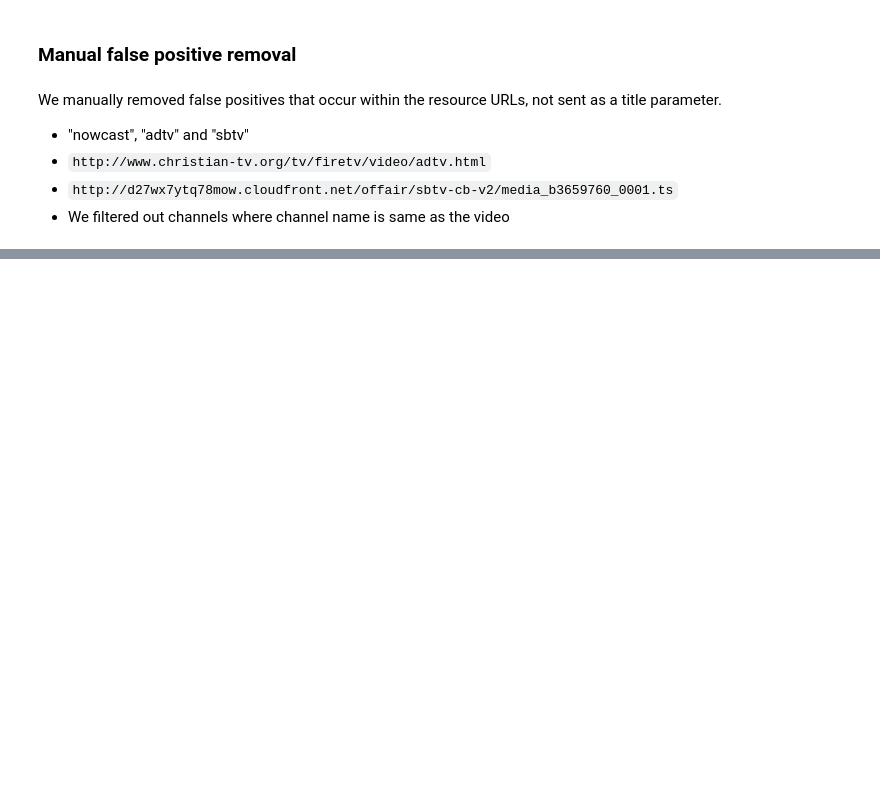
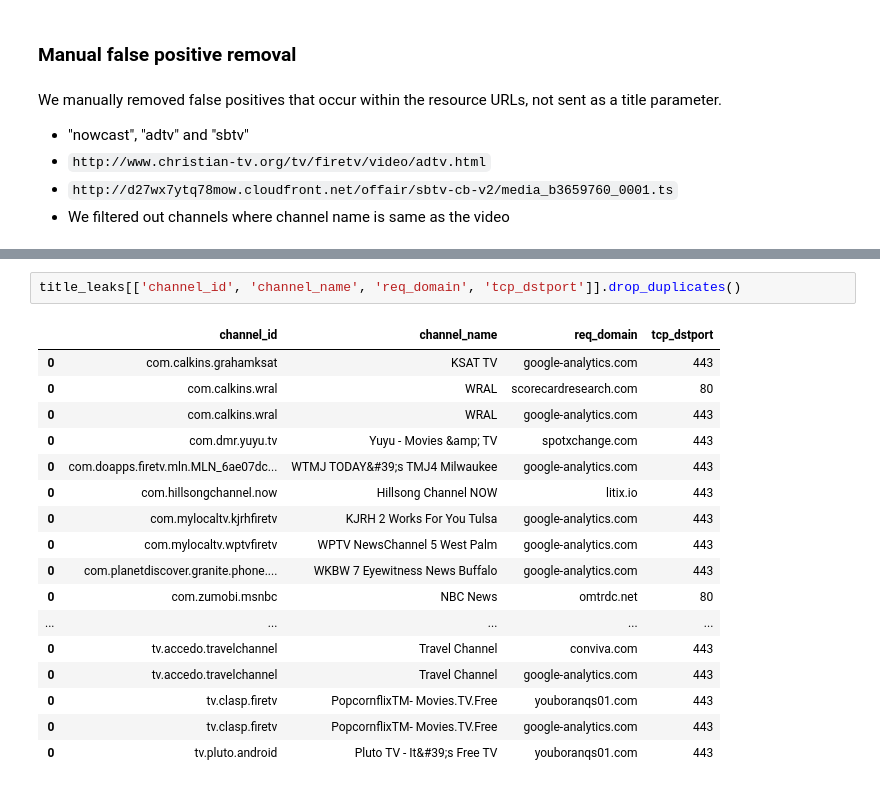
Before and after one commit to citp/ott-tracking, a Jupyter notebook: src/analysis/notebooks/Title-Leak-Detection-Amazon.ipynb, the cells around one changed output, grey strips where cells are left out. Drawn from its saved outputs; the diff is of its cells as text; blank space fills up the shorter version.

```diff
--- a/src/analysis/notebooks/Title-Leak-Detection-Amazon.ipynb
+++ b/src/analysis/notebooks/Title-Leak-Detection-Amazon.ipynb
@@ -73,0 +112,20 @@ print(make_latex_table(title_leaks[['channel_name', 'search', 'req_domain']].dro
+# %%
+title_leaks[['channel_id', 'channel_name', 'req_domain', 'tcp_dstport']].drop_duplicates()
+# %% [output]
+|  | channel_id | channel_name | req_domain | tcp_dstport |
+| 0 | com.calkins.grahamksat | KSAT TV | google-analytics.com | 443 |
+| 0 | com.calkins.wral | WRAL | scorecardresearch.com | 80 |
+| 0 | com.calkins.wral | WRAL | google-analytics.com | 443 |
+| 0 | com.dmr.yuyu.tv | Yuyu - Movies &amp; TV | spotxchange.com | 443 |
+| 0 | com.doapps.firetv.mln.MLN_6ae07dc... | WTMJ TODAY&#39;s TMJ4 Milwaukee | google-analytics.com | 443 |
+| 0 | com.hillsongchannel.now | Hillsong Channel NOW | litix.io | 443 |
+| 0 | com.mylocaltv.kjrhfiretv | KJRH 2 Works For You Tulsa | google-analytics.com | 443 |
+| 0 | com.mylocaltv.wptvfiretv | WPTV NewsChannel 5 West Palm | google-analytics.com | 443 |
+| 0 | com.planetdiscover.granite.phone.... | WKBW 7 Eyewitness News Buffalo | google-analytics.com | 443 |
+| 0 | com.zumobi.msnbc | NBC News | omtrdc.net | 80 |
+| ... | ... | ... | ... | ... |
+| 0 | tv.accedo.travelchannel | Travel Channel | conviva.com | 443 |
+| 0 | tv.accedo.travelchannel | Travel Channel | google-analytics.com | 443 |
+| 0 | tv.clasp.firetv | PopcornflixTM- Movies.TV.Free | youboranqs01.com | 443 |
+| 0 | tv.clasp.firetv | PopcornflixTM- Movies.TV.Free | google-analytics.com | 443 |
+| 0 | tv.pluto.android | Pluto TV - It&#39;s Free TV | youboranqs01.com | 443 |
```
Also changed, not shown: parts of 6 cells of this notebook.
